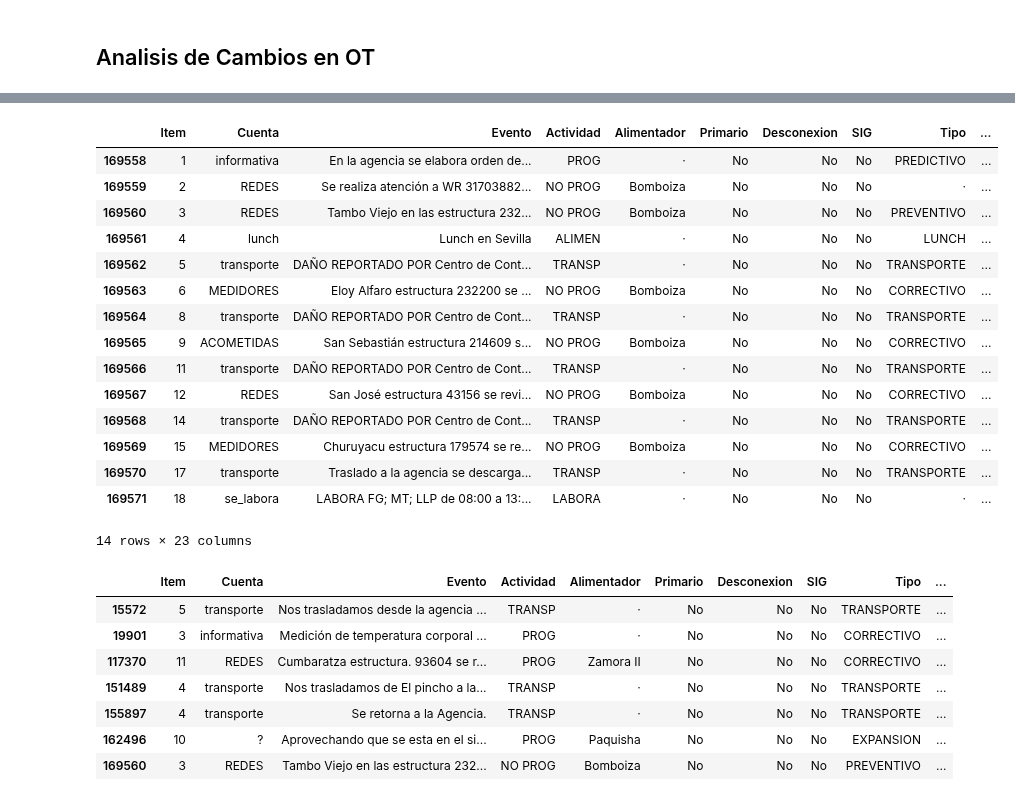
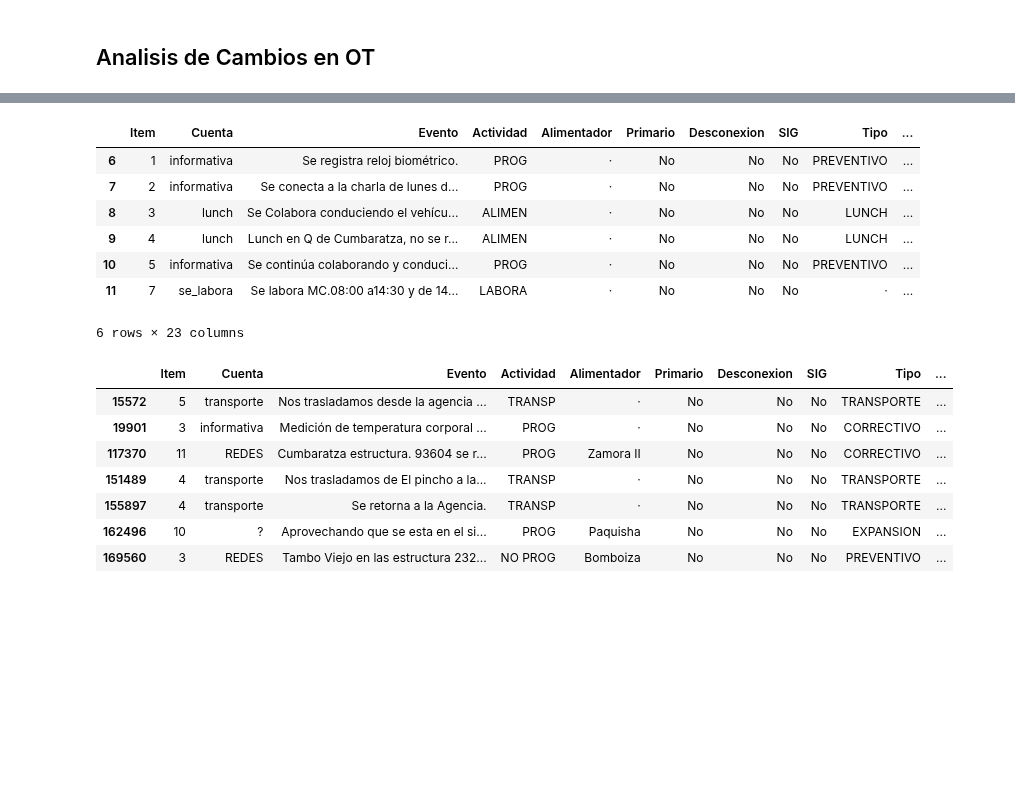
Before and after one commit to ernestopalacios/ordenes_de_trabajo, a Jupyter notebook: Test_DataLake.ipynb, the cells around one changed output, grey strips where cells are left out. Saved outputs shown, nothing was run; the diff lists cells and outputs as text; code cells hidden in the pictures; blank space fills up the shorter version.

```diff
--- a/Test_DataLake.ipynb
+++ b/Test_DataLake.ipynb
@@ -91,23 +91,15 @@ memory usage: 31.4+ MB
 # %%
-id_test = 151725
+id_test = 158512
 df.query( f"id_ot == {id_test}" )
 # %% [output]
 |  | Item | Cuenta | Evento | Actividad | Alimentador | Primario | Desconexion | SIG | Tipo | ... |
-| 169558 | 1 | informativa | En la agencia se elabora orden de... | PROG | · | No | No | No | PREDICTIVO | ... |
-| 169559 | 2 | REDES | Se realiza atención a WR 31703882... | NO PROG | Bomboiza | No | No | No | · | ... |
-| 169560 | 3 | REDES | Tambo Viejo en las estructura 232... | NO PROG | Bomboiza | No | No | No | PREVENTIVO | ... |
-| 169561 | 4 | lunch | Lunch en Sevilla | ALIMEN | · | No | No | No | LUNCH | ... |
-| 169562 | 5 | transporte | DAÑO REPORTADO POR Centro de Cont... | TRANSP | · | No | No | No | TRANSPORTE | ... |
-| 169563 | 6 | MEDIDORES | Eloy Alfaro estructura 232200 se ... | NO PROG | Bomboiza | No | No | No | CORRECTIVO | ... |
-| 169564 | 8 | transporte | DAÑO REPORTADO POR Centro de Cont... | TRANSP | · | No | No | No | TRANSPORTE | ... |
-| 169565 | 9 | ACOMETIDAS | San Sebastián estructura 214609 s... | NO PROG | Bomboiza | No | No | No | CORRECTIVO | ... |
-| 169566 | 11 | transporte | DAÑO REPORTADO POR Centro de Cont... | TRANSP | · | No | No | No | TRANSPORTE | ... |
-| 169567 | 12 | REDES | San José estructura 43156 se revi... | NO PROG | Bomboiza | No | No | No | CORRECTIVO | ... |
-| 169568 | 14 | transporte | DAÑO REPORTADO POR Centro de Cont... | TRANSP | · | No | No | No | TRANSPORTE | ... |
-| 169569 | 15 | MEDIDORES | Churuyacu estructura 179574 se re... | NO PROG | Bomboiza | No | No | No | CORRECTIVO | ... |
-| 169570 | 17 | transporte | Traslado a la agencia se descarga... | TRANSP | · | No | No | No | TRANSPORTE | ... |
-| 169571 | 18 | se_labora | LABORA FG; MT; LLP de 08:00 a 13:... | LABORA | · | No | No | No | · | ... |
+| 6 | 1 | informativa | Se registra reloj biométrico. | PROG | · | No | No | No | PREVENTIVO | ... |
+| 7 | 2 | informativa | Se conecta a la charla de lunes d... | PROG | · | No | No | No | PREVENTIVO | ... |
+| 8 | 3 | lunch | Se Colabora conduciendo el vehícu... | ALIMEN | · | No | No | No | LUNCH | ... |
+| 9 | 4 | lunch | Lunch en Q de Cumbaratza, no se r... | ALIMEN | · | No | No | No | LUNCH | ... |
+| 10 | 5 | informativa | Se continúa colaborando y conduci... | PROG | · | No | No | No | PREVENTIVO | ... |
+| 11 | 7 | se_labora | Se labora MC.08:00 a14:30 y de 14... | LABORA | · | No | No | No | · | ... |
-14 rows × 23 columns
+6 rows × 23 columns
 # %%
 df.query( f"Duracion == -1" )
 # %% [output]
```
Also changed, not shown: parts of 1 cell of this notebook, 2 other files.
